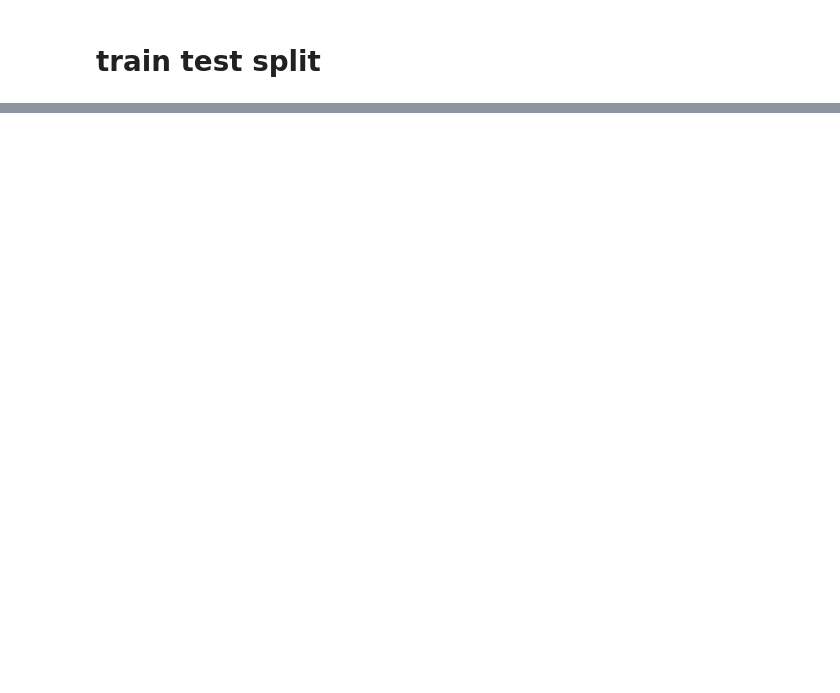
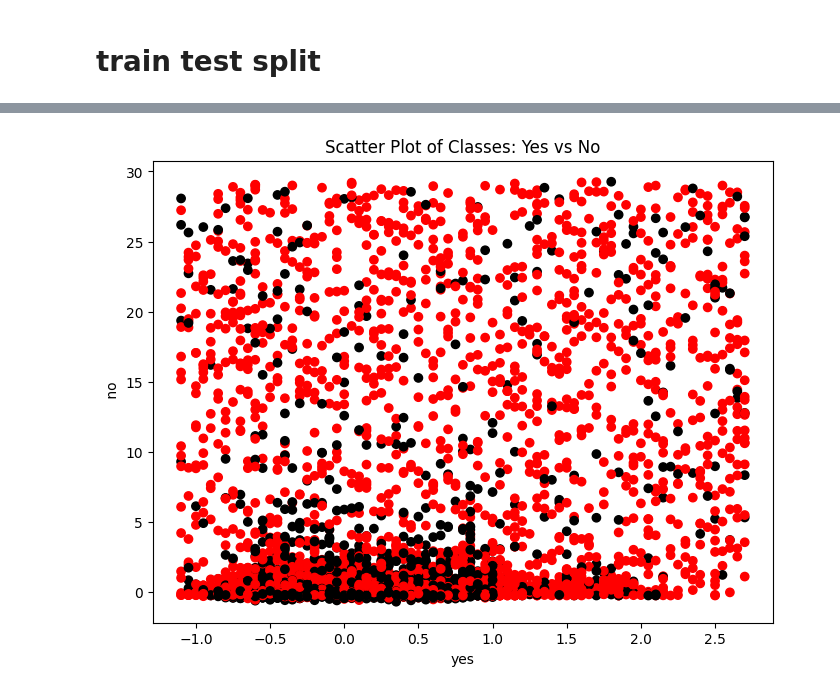
Before and after one commit to linisha04/Predict-the-Success-of-Bank-telemarketing, a Jupyter notebook: liniiiii.ipynb, the cells around one changed output, grey strips where cells are left out. Cells and saved outputs as stored; diff of their text form; code cells hidden in the pictures; blank space fills up the shorter version.

```diff
--- a/liniiiii.ipynb
+++ b/liniiiii.ipynb
@@ -837,3 +872,20 @@ xtrain , ytrain = smote.fit_resample(xtrain , ytrain)
+# %%
+plt.figure(figsize=(8,6))
+
+
+
+colors={   'yes':'red' ,  'no' : 'black'}
+
+plt.scatter(xtrain[:,0],xtrain[:,1],c=ytrain.map(colors))
+
+plt.title('Scatter Plot of Classes: Yes vs No')
+
+
+plt.xlabel('yes')
+plt.ylabel(' no')
+plt.show()
+# %% [output]
+[figure, added]
 # %%
 from sklearn.linear_model import LogisticRegressionCV
 
```
Also changed, not shown: parts of 18 cells of this notebook.
